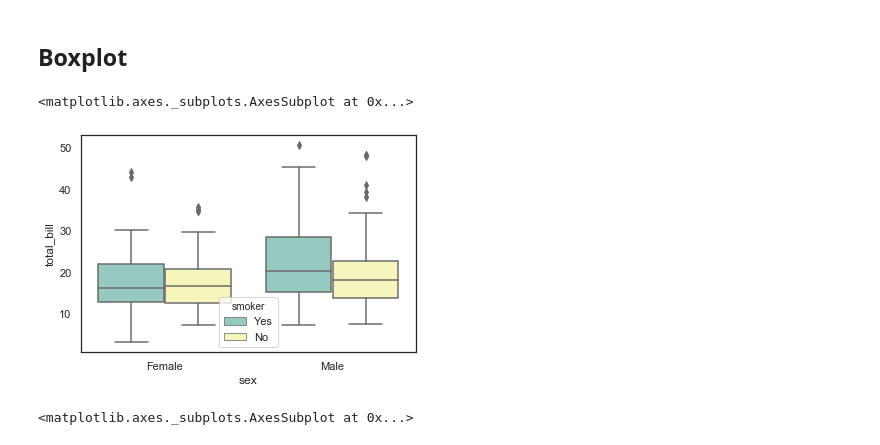
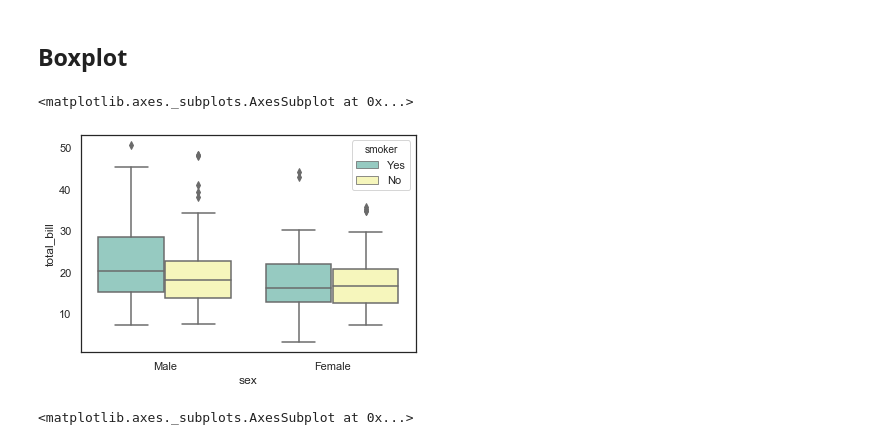
Before and after one commit to starnlm/Python-Practice, a Jupyter notebook: Visualization.ipynb, the cells around one changed output. Drawn from its saved outputs; the diff is of its cells as text; code cells hidden in the pictures.

Commit message:
more visualizations

```diff
--- a/Visualization.ipynb
+++ b/Visualization.ipynb
@@ -74,13 +76,12 @@ sns.FacetGrid(iris, hue = 'species', size = 5) \
 # %% [markdown]
 ## Boxplot
 # %%
-# orient ='h'
+# orient ='h', order=["Female", "Male"]
 
-sns.boxplot(x = 'sex', y= 'total_bill', data = tips, hue="smoker", palette = 'Set3',
-            order=["Female", "Male"])
+sns.boxplot(x = 'sex', y= 'total_bill', data = tips, hue="smoker", palette = 'Set3')
 # %% [output]
 <matplotlib.axes._subplots.AxesSubplot at 0x...>
-[figure, old version]
+[figure, new version]
 # %%
 sns.boxplot(x = 'sex', y= 'total_bill', data = tips)
 sns.stripplot(x = 'sex', y= 'total_bill', data = tips, jitter =True, edgecolor = 'gray', linewidth=0.5)
```
Also changed, not shown: parts of 12 cells of this notebook, 1 other file.
